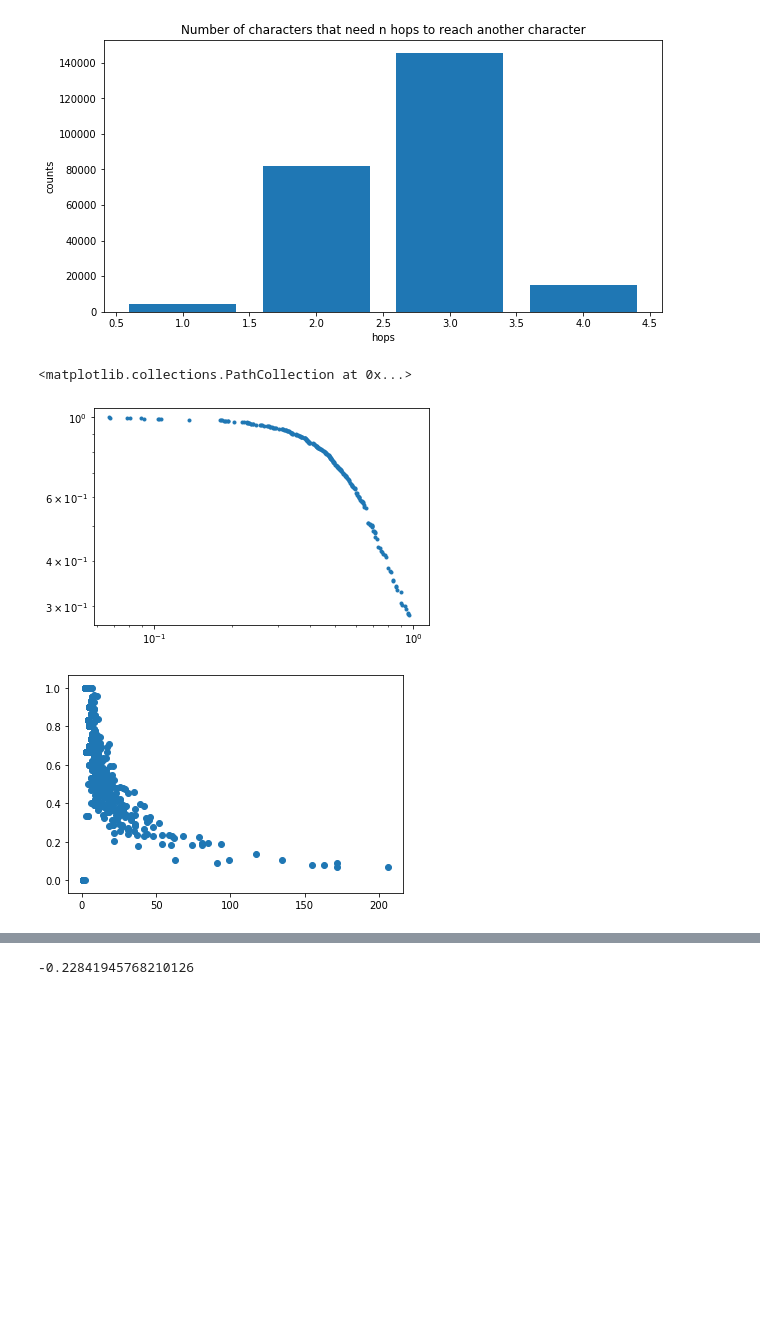
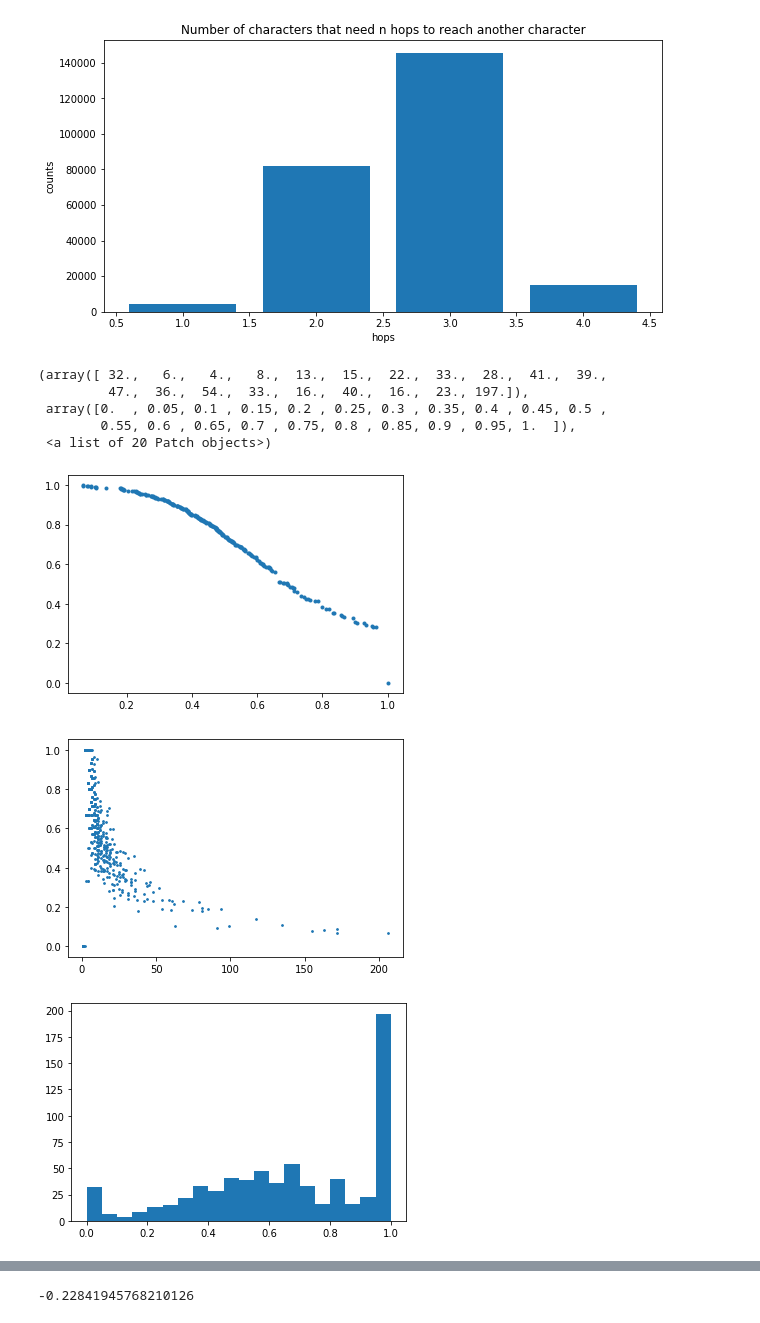
Before and after one commit to Dan8991/A-Storm-of-Nodes, a Jupyter notebook: got_network.ipynb, the cells around one changed output, grey strips where cells are left out. Drawn from its saved outputs; the diff is of its cells as text; code cells hidden in the pictures; blank space fills up the shorter version.

```diff
--- a/got_network.ipynb
+++ b/got_network.ipynb
@@ -119,11 +120,18 @@ Text(0.5, 1.0, 'Number of characters that need n hops to reach another character
 [figure]
 # %%
 x, y = get_clustering_distribution(A)
-plt.loglog(x, ccdf(y), marker=".", linestyle = "None")
+plt.plot(x, ccdf(y), marker=".", linestyle = "None")
 plt.figure()
 clustering = get_clustering_coefficients(A)
-plt.scatter(degrees, clustering)
+plt.scatter(degrees, clustering, s = 3)
+plt.figure()
+plt.hist(clustering, bins=20)
 # %% [output]
-<matplotlib.collections.PathCollection at 0x...>
+(array([ 32.,   6.,   4.,   8.,  13.,  15.,  22.,  33.,  28.,  41.,  39.,
+         47.,  36.,  54.,  33.,  16.,  40.,  16.,  23., 197.]),
+ array([0.  , 0.05, 0.1 , 0.15, 0.2 , 0.25, 0.3 , 0.35, 0.4 , 0.45, 0.5 ,
+        0.55, 0.6 , 0.65, 0.7 , 0.75, 0.8 , 0.85, 0.9 , 0.95, 1.  ]),
+ <a list of 20 Patch objects>)
-[figure, old version]
+[figure, new version]
-[figure, old version]
+[figure, new version]
+[figure, added]
```
Also changed, not shown: parts of 12 cells of this notebook.
